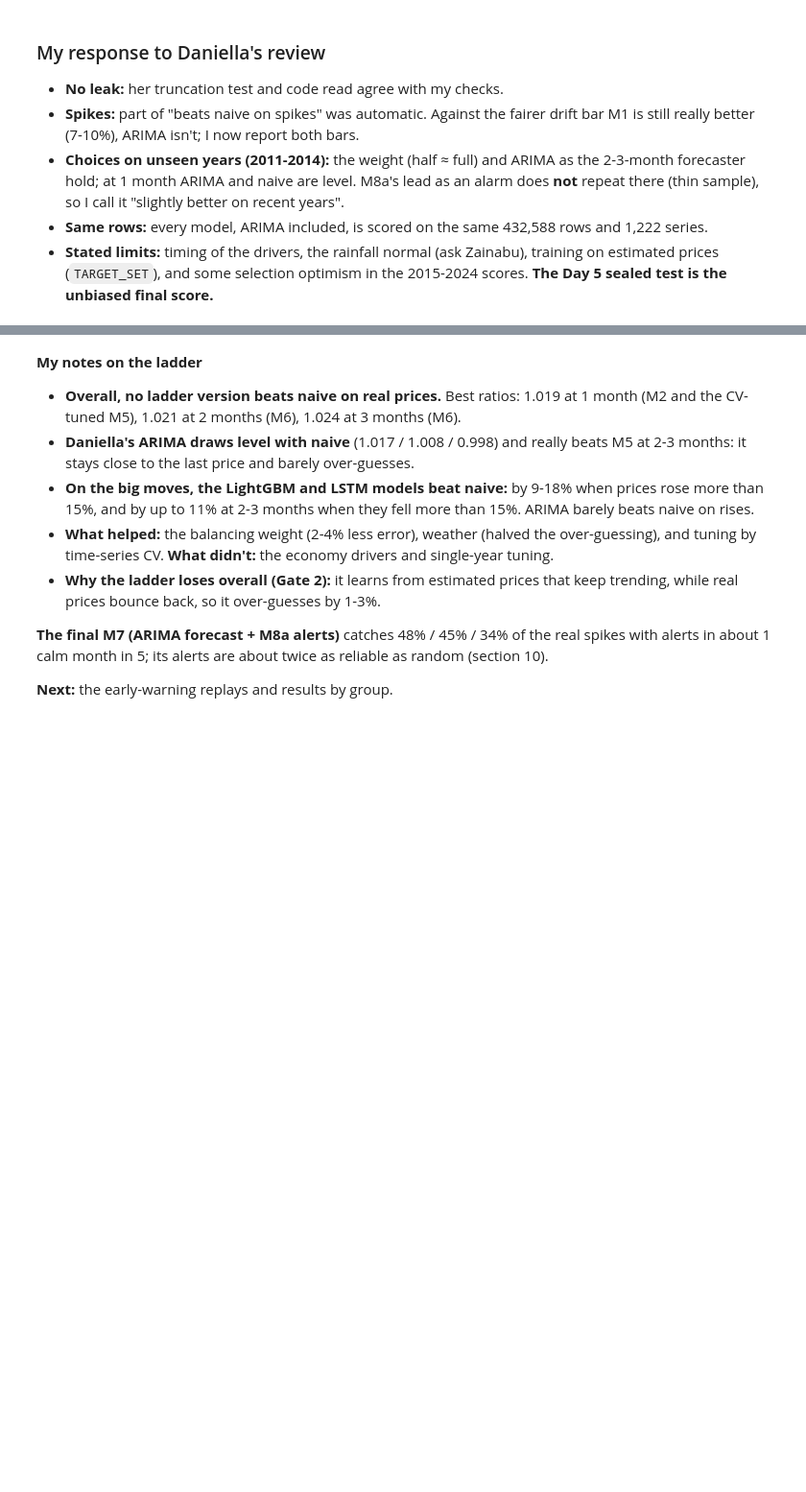
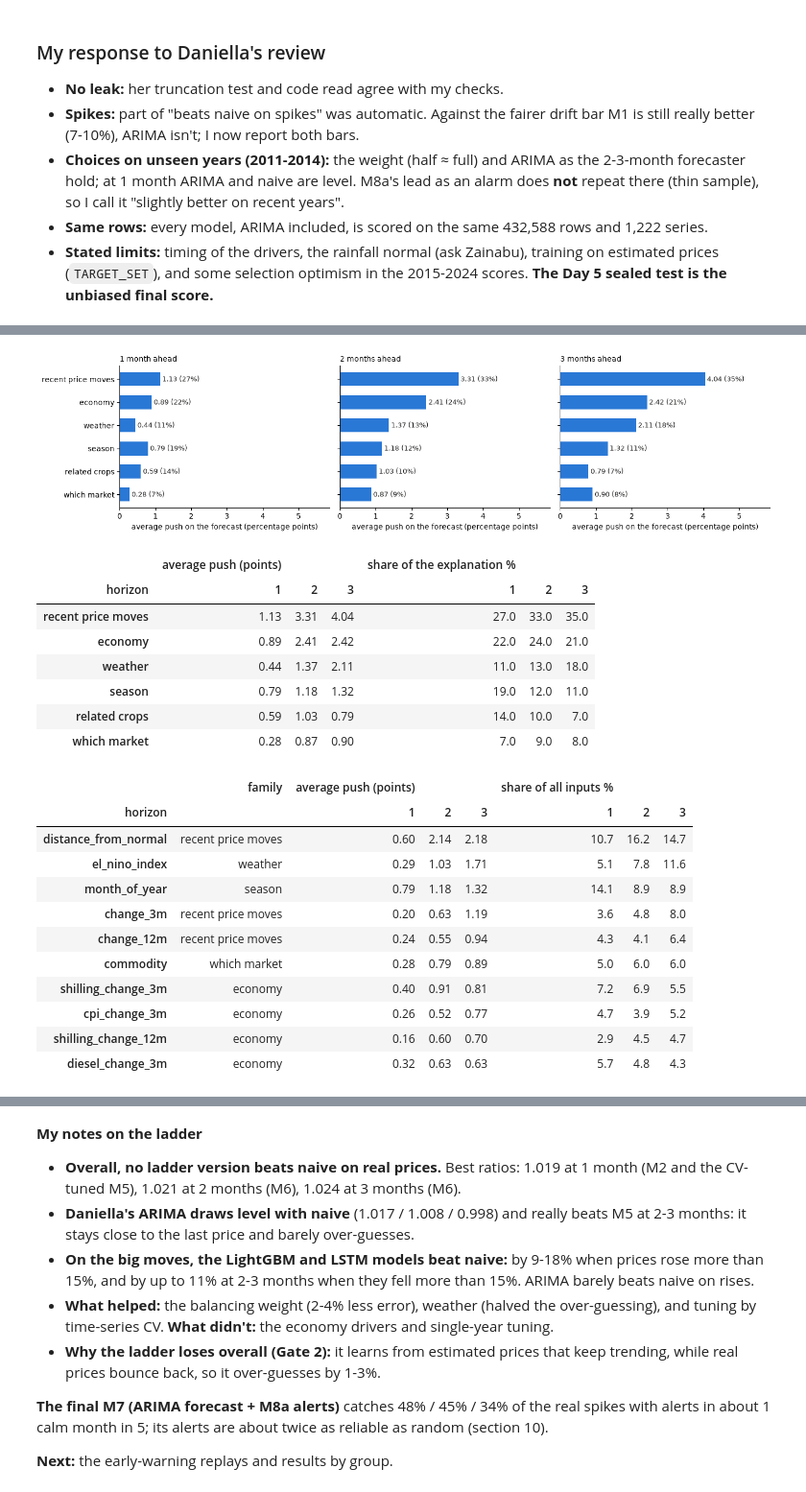
Before and after one commit to emergingleader/Soko_Radar, a Jupyter notebook: notebooks/modelling/02_model_build.ipynb, the cells around one changed output, grey strips where cells are left out. Shown at 96% size. Drawn from its saved outputs; the diff is of its cells as text; code cells hidden in the pictures; blank space fills up the shorter version.

Commit message:
Response to review, final group decisions, section 11: what drives the prices (M5 explained with SHAP)

```diff
--- a/notebooks/modelling/02_model_build.ipynb
+++ b/notebooks/modelling/02_model_build.ipynb
@@ -3681,0 +3744,56 @@ print(len(DECISIONS), "decisions logged")
+# %%
+# Drivers step 2: how much each family of inputs moves M5's forecasts (average size of its SHAP value, in percentage points)
+group_size = pd.DataFrame({h: {g: g_rows[S(cols)].sum(axis=1).abs().mean() for g, cols in DRIVER_GROUPS.items()}
+                           for h, g_rows in shap_rows.groupby("horizon")})
+group_size.columns.name = "horizon"
+group_share = (group_size / group_size.sum() * 100)
+
+order_g = group_size.mean(axis=1).sort_values().index
+fig, axes = plt.subplots(1, 3, figsize=(14, 3.6), sharey=True)
+for ax, h in zip(axes, HORIZONS):
+    vals = group_size.loc[order_g, h]
+    ax.barh(range(len(vals)), vals, color=BLUE, height=0.6)
+    for k, v in enumerate(vals):
+        ax.text(v, k, f" {v:.2f} ({group_share.loc[order_g[k], h]:.0f}%)", va="center", fontsize=9, color=INK)
+    ax.set_yticks(range(len(vals)), order_g)
+    ax.set_title(f"{h} month{'s' if h > 1 else ''} ahead", loc="left", fontsize=10)
+    ax.set_xlim(0, group_size.values.max() * 1.45)
+    ax.set_xlabel("average push on the forecast (percentage points)")
+    for side in ["top", "right"]:
+        ax.spines[side].set_visible(False)
+plt.tight_layout()
+plt.show()
+
+# The families: average push (points) and share of the explanation (%)
+display(pd.concat({"average push (points)": group_size.loc[order_g[::-1]].round(2),
+                   "share of the explanation %": group_share.loc[order_g[::-1]].round(0)}, axis=1))
+
+# The 10 strongest single inputs (at 3 months): average push and share of all inputs' pushes
+top_inputs = pd.DataFrame({h: g_rows[S(M4_FEATURES)].abs().mean() for h, g_rows in shap_rows.groupby("horizon")})
+top_inputs.index = M4_FEATURES
+top_inputs.columns.name = "horizon"
+top_table = pd.concat({"average push (points)": top_inputs.round(2), "share of all inputs %": (top_inputs / top_inputs.sum() * 100).round(1)}, axis=1)
+top_table.insert(0, "family", top_table.index.map(GROUP_OF))
+top_table.sort_values(("average push (points)", 3), ascending=False).head(10)
+# %% [output]
+[figure, added]
+|  | average push (points) |  |  | share of the explanation % |  |  |
+| horizon | 1 | 2 | 3 | 1 | 2 | 3 |
+| recent price moves | 1.13 | 3.31 | 4.04 | 27.0 | 33.0 | 35.0 |
+| economy | 0.89 | 2.41 | 2.42 | 22.0 | 24.0 | 21.0 |
+| weather | 0.44 | 1.37 | 2.11 | 11.0 | 13.0 | 18.0 |
+| season | 0.79 | 1.18 | 1.32 | 19.0 | 12.0 | 11.0 |
+| related crops | 0.59 | 1.03 | 0.79 | 14.0 | 10.0 | 7.0 |
+| which market | 0.28 | 0.87 | 0.90 | 7.0 | 9.0 | 8.0 |
+|  | family | average push (points) |  |  | share of all inputs % |  |  |
+| horizon |  | 1 | 2 | 3 | 1 | 2 | 3 |
+| distance_from_normal | recent price moves | 0.60 | 2.14 | 2.18 | 10.7 | 16.2 | 14.7 |
+| el_nino_index | weather | 0.29 | 1.03 | 1.71 | 5.1 | 7.8 | 11.6 |
+| month_of_year | season | 0.79 | 1.18 | 1.32 | 14.1 | 8.9 | 8.9 |
+| change_3m | recent price moves | 0.20 | 0.63 | 1.19 | 3.6 | 4.8 | 8.0 |
+| change_12m | recent price moves | 0.24 | 0.55 | 0.94 | 4.3 | 4.1 | 6.4 |
+| commodity | which market | 0.28 | 0.79 | 0.89 | 5.0 | 6.0 | 6.0 |
+| shilling_change_3m | economy | 0.40 | 0.91 | 0.81 | 7.2 | 6.9 | 5.5 |
+| cpi_change_3m | economy | 0.26 | 0.52 | 0.77 | 4.7 | 3.9 | 5.2 |
+| shilling_change_12m | economy | 0.16 | 0.60 | 0.70 | 2.9 | 4.5 | 4.7 |
+| diesel_change_3m | economy | 0.32 | 0.63 | 0.63 | 5.7 | 4.8 | 4.3 |
```
Also changed, not shown: parts of 14 cells of this notebook.
